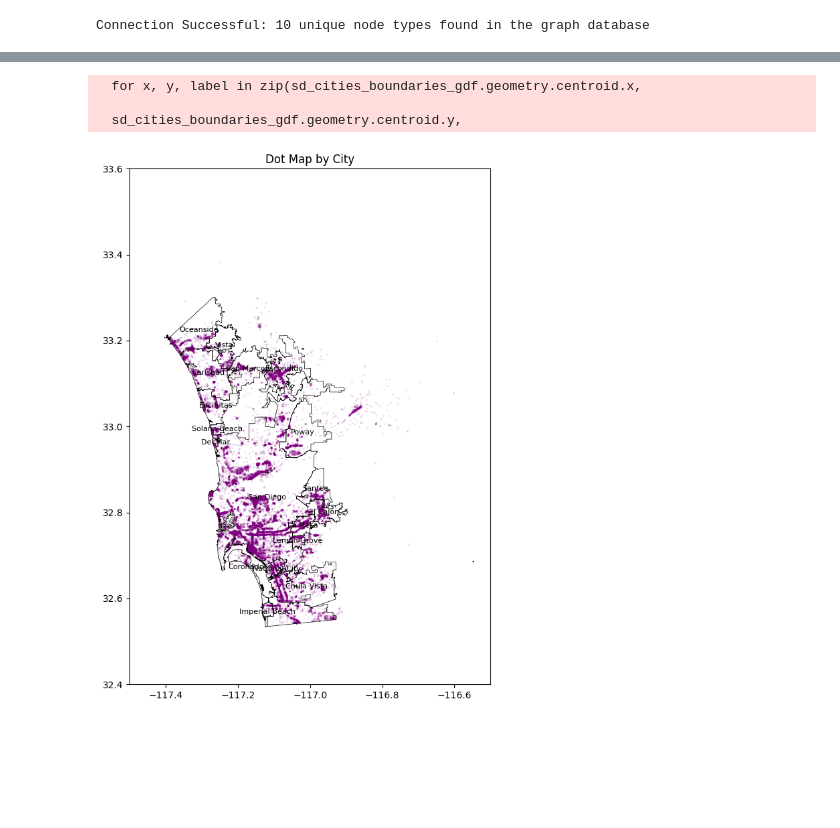
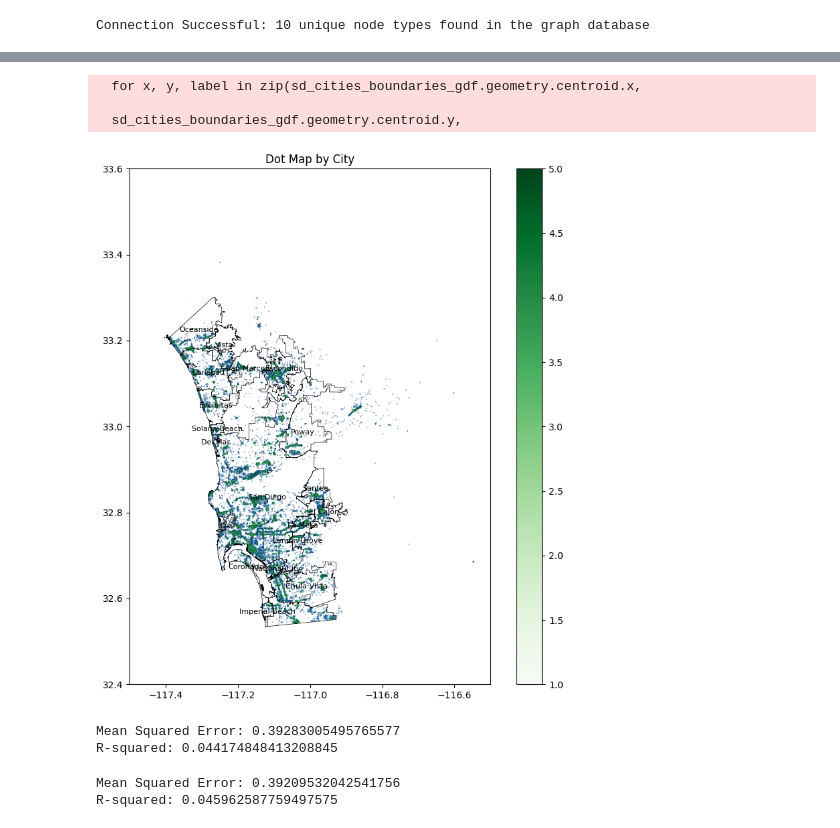
Before and after one commit to njwnkp4d8t-png/business-opportunity-graph, a Jupyter notebook: notebooks/neo4j_analytics.ipynb, the cells around one changed output, grey strips where cells are left out. Cells and saved outputs as stored; diff of their text form; code cells hidden in the pictures; blank space fills up the shorter version.

```diff
--- a/notebooks/neo4j_analytics.ipynb
+++ b/notebooks/neo4j_analytics.ipynb
@@ -122,8 +122,8 @@ communities_gdf = communities_gdf.rename(columns={'name': 'community'})
 
 
 business_location_df = pd.read_json("../data/business_location.json")
-business_location_geometry = [Point(xy) for xy in zip(business_location_df.longitude, df.latitude)]
-business_location_gdf = gpd.GeoDataFrame(business_location_df, crs="EPSG:4326", geometry=geometry)
+business_location_geometry = [Point(xy) for xy in zip(business_location_df.longitude, business_location_df.latitude)]
+business_location_gdf = gpd.GeoDataFrame(business_location_df, crs="EPSG:4326", geometry=business_location_geometry)
 business_location_gdf = business_location_gdf[business_location_gdf['longitude']!=180] #fix these outliers
 
 
@@ -162,23 +189,80 @@ plt.show()
 # %%
 fig2, ax2 = plt.subplots(figsize=(10, 10))
-bus_loc_cities_plot = business_location_gdf.plot(ax=ax2, color='purple',markersize=1, alpha=0.1)
+# bus_loc_cities_plot = business_location_gdf.plot(ax=ax2, color='purple',markersize=1, alpha=0.1)
+
+bus_loc_cities_plot = business_location_gdf[business_location_gdf['franchise']=="INDEPENDENT"].plot(ax=ax2,
+                                          column='avg_rating',
+                                          markersize=0.05,
+                                          legend =False,
+                                          alpha=1,
+                                          cmap = 'Blues')# color='purple'
+
+business_location_gdf[business_location_gdf['franchise']=="FRANCHISE"].plot(ax=ax2,
+                                          column='avg_rating',
+                                          markersize=0.05,
+                                          legend =True,
+                                          alpha=1,
+                                          cmap = 'Greens')# color='purple'
+
+
 sd_cities_boundaries_gdf.plot(color = 'none', ax=ax2, edgecolor='black', linewidth=0.5)#, norm=norm)
 
 bus_loc_cities_plot.set_xlim(-117.5,-116.5)
 bus_loc_cities_plot.set_ylim(32.4,33.6)
 
 
 for x, y, label in zip(sd_cities_boundaries_gdf.geometry.centroid.x,
                       sd_cities_boundaries_gdf.geometry.centroid.y,
                       sd_cities_boundaries_gdf['City']):
 
         ax2.text(x, y, label, fontsize=8, ha='center', va='center')
 
 ax2.set_title('Dot Map by City')
 
 plt.show()
 # %% [output]
   for x, y, label in zip(sd_cities_boundaries_gdf.geometry.centroid.x,
 
   sd_cities_boundaries_gdf.geometry.centroid.y,
-[figure, old version]
+[figure, new version]
+# %%
+# Simple machine learning to predict avg_rating from lat lon
+
+import sklearn as skl
+from sklearn.model_selection import train_test_split
+from sklearn.linear_model import LinearRegression
+from sklearn.metrics import mean_squared_error, r2_score
+from sklearn.preprocessing import PolynomialFeatures
+from sklearn.pipeline import Pipeline
+
+
+franchise_mapping = {'FRANCHISE': True, 'INDEPENDENT': False}
+business_location_df['franchise_bool'] = business_location_df['franchise'].map(franchise_mapping)
+X = business_location_df.dropna()[['latitude', 'longitude','franchise_bool']]
+y = business_location_df.dropna()['avg_rating']
+
+X_train, X_test, y_train, y_test = train_test_split(X, y, test_size=0.2, random_state=42)
+model = LinearRegression()
+model.fit(X_train, y_train)
+y_pred = model.predict(X_test)
+mse = mean_squared_error(y_test, y_pred)
+r2 = r2_score(y_test, y_pred)
+print(f"Mean Squared Error: {mse}")
+print(f"R-squared: {r2}")
+# %% [output]
+Mean Squared Error: 0.39283005495765577
+R-squared: 0.044174848413208845
+# %%
+polynomial_regressor = Pipeline([('poly_features', PolynomialFeatures(degree=2)),
+                                 ('linear_regression', LinearRegression())])
+
+polynomial_regressor.fit(X_train, y_train)
+y_poly = polynomial_regressor.predict(X_test)
+
+mse_poly = mean_squared_error(y_test, y_poly)
+r2_poly = r2_score(y_test, y_poly)
+print(f"Mean Squared Error: {mse_poly}")
+print(f"R-squared: {r2_poly}")
+# %% [output]
+Mean Squared Error: 0.39209532042541756
+R-squared: 0.045962587759497575
```
Also changed, not shown: parts of 5 cells of this notebook.
